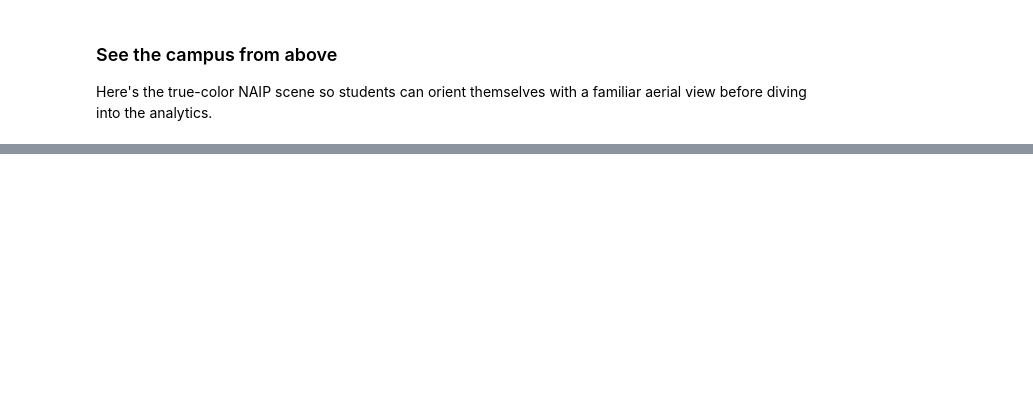
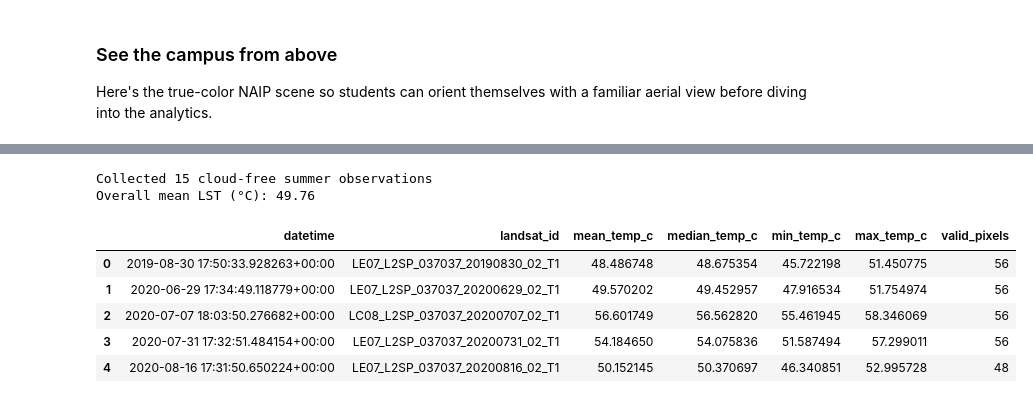
Before and after one commit to microsoft/ignite25-LAB597-make-more-informed-decisions-with-geospatial-intelligence, a Jupyter notebook: lab/school-greening.ipynb, the cells around one changed output, grey strips where cells are left out. Drawn from its saved outputs; the diff is of its cells as text; code cells hidden in the pictures; blank space fills up the shorter version.

```diff
--- a/lab/school-greening.ipynb
+++ b/lab/school-greening.ipynb
@@ -583,0 +516,15 @@ plt.show()
+# %%
+required_common_assets = {"qa_pixel"}
+primary_lst_candidates = ("ST_B10", "ST_B11", "lwir")
+fallback_lst_requirements = {"trad", "urad", "drad", "emis", "atran", "mtl.json"}
+
+def item_has_required_assets(item):
+    asset_keys = set(item.assets.keys())
+    if not required_common_assets.issubset(asset_keys):
+        return False, {"missing": sorted(required_common_assets - asset_keys)}
+    if any(candidate in asset_keys for candidate in primary_lst_candidates):
+        return True, None
+    missing_fallback = fallback_lst_requirements - asset_keys
+    if missing_fallback:
+        return False, {"missing": sorted(missing_fallback)}
+    return True, None
@@ -583,0 +692,62 @@ plt.show()
+# %%
+# Compute mean LST for each summer scene
+records = []
+skipped = []
+
+for item in summer_items:
+    lst = prefetched_lst_by_id.get(item.id)
+    if lst is None:
+        try:
+            lst = load_landsat_lst(item, clip_geoms_geojson)
+        except KeyError as exc:
+            skipped.append({'landsat_id': item.id, 'reason': f'Missing expected asset while loading LST: {exc}'})
+            continue
+        except requests.exceptions.RequestException as exc:
+            skipped.append({'landsat_id': item.id, 'reason': f'HTTP error: {exc}'})
+            continue
+        except rasterio.errors.RasterioError as exc:
+            skipped.append({'landsat_id': item.id, 'reason': f'Raster read error: {exc}'})
+            continue
+    if lst is None or np.isnan(lst).all():
+        skipped.append({'landsat_id': item.id, 'reason': 'All pixels masked or empty'})
+        continue
+    valid_pixels = int(np.isfinite(lst).sum().item())
+    if valid_pixels == 0:
+        skipped.append({'landsat_id': item.id, 'reason': 'No valid pixels after QA'})
+        continue
+    mean_temp = float(lst.mean().item())
+    median_temp = float(lst.median().item())
+    min_temp = float(lst.min().item())
+    max_temp = float(lst.max().item())
+    records.append({
+        'datetime': item.datetime,
+        'landsat_id': item.id,
+        'mean_temp_c': mean_temp,
+        'median_temp_c': median_temp,
+        'min_temp_c': min_temp,
+        'max_temp_c': max_temp,
+        'valid_pixels': valid_pixels,
+    })
+
+if not records:
+    raise ValueError("No usable LST scenes were found; consider relaxing filters or expanding the search window.")
+
+summer_landsat_df = pd.DataFrame(records).sort_values('datetime').reset_index(drop=True)
+overall_mean_c = summer_landsat_df['mean_temp_c'].mean()
+print(f"Collected {len(summer_landsat_df)} cloud-free summer observations")
+print(f"Overall mean LST (°C): {overall_mean_c:.2f}")
+if skipped:
+    print(f"Skipped {len(skipped)} scenes due to missing data:")
+    for entry in skipped:
+        print(f"  - {entry['landsat_id']}: {entry['reason']}")
+display_columns = ['datetime', 'landsat_id', 'mean_temp_c', 'median_temp_c', 'min_temp_c', 'max_temp_c', 'valid_pixels']
+summer_landsat_df[display_columns].head()
+# %% [output]
+Collected 15 cloud-free summer observations
+Overall mean LST (°C): 49.76
+|  | datetime | landsat_id | mean_temp_c | median_temp_c | min_temp_c | max_temp_c | valid_pixels |
+| 0 | 2019-08-30 17:50:33.928263+00:00 | LE07_L2SP_037037_20190830_02_T1 | 48.486748 | 48.675354 | 45.722198 | 51.450775 | 56 |
+| 1 | 2020-06-29 17:34:49.118779+00:00 | LE07_L2SP_037037_20200629_02_T1 | 49.570202 | 49.452957 | 47.916534 | 51.754974 | 56 |
+| 2 | 2020-07-07 18:03:50.276682+00:00 | LC08_L2SP_037037_20200707_02_T1 | 56.601749 | 56.562820 | 55.461945 | 58.346069 | 56 |
+| 3 | 2020-07-31 17:32:51.484154+00:00 | LE07_L2SP_037037_20200731_02_T1 | 54.184650 | 54.075836 | 51.587494 | 57.299011 | 56 |
+| 4 | 2020-08-16 17:31:50.650224+00:00 | LE07_L2SP_037037_20200816_02_T1 | 50.152145 | 50.370697 | 46.340851 | 52.995728 | 48 |
```
Also changed, not shown: parts of 31 cells of this notebook, 2 other files.
